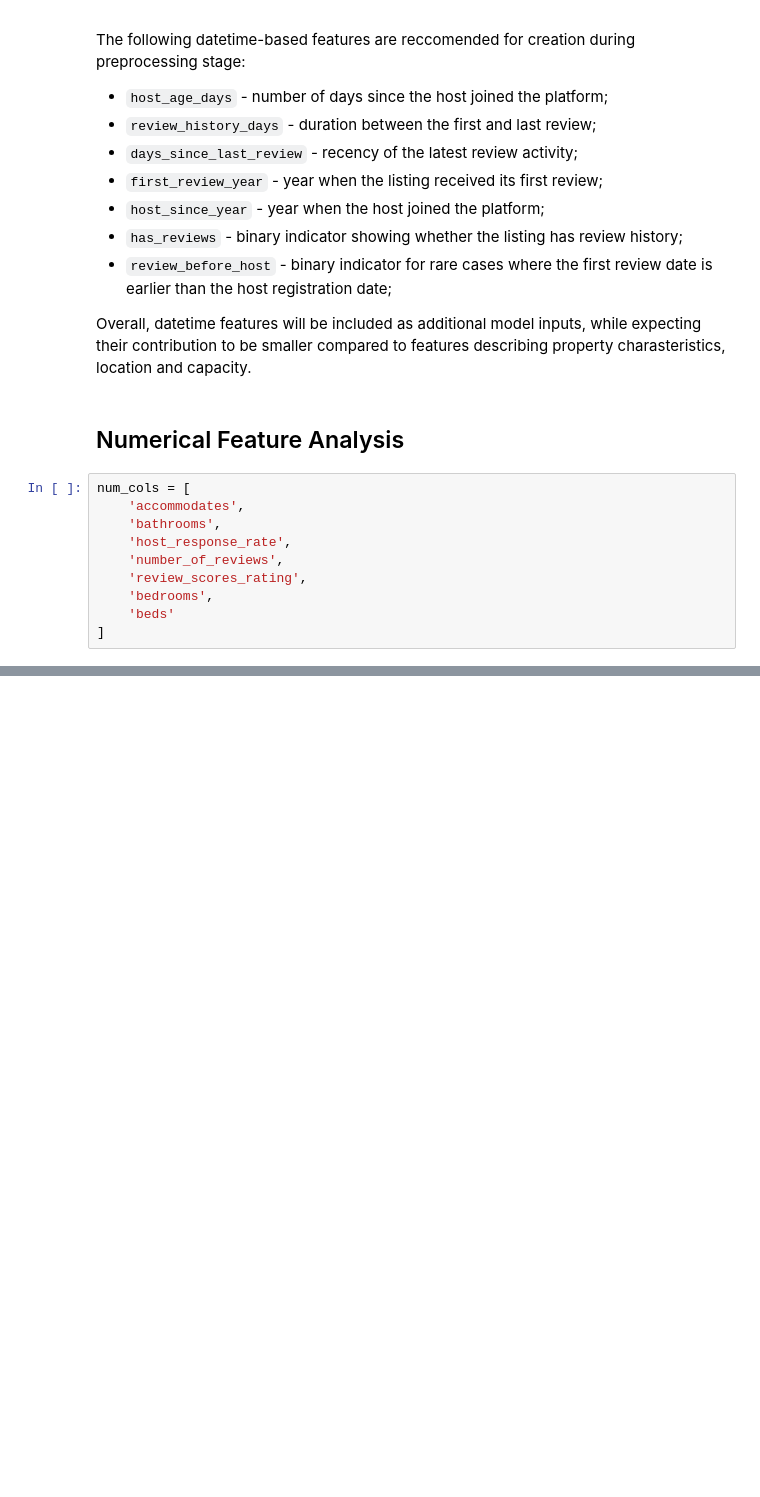
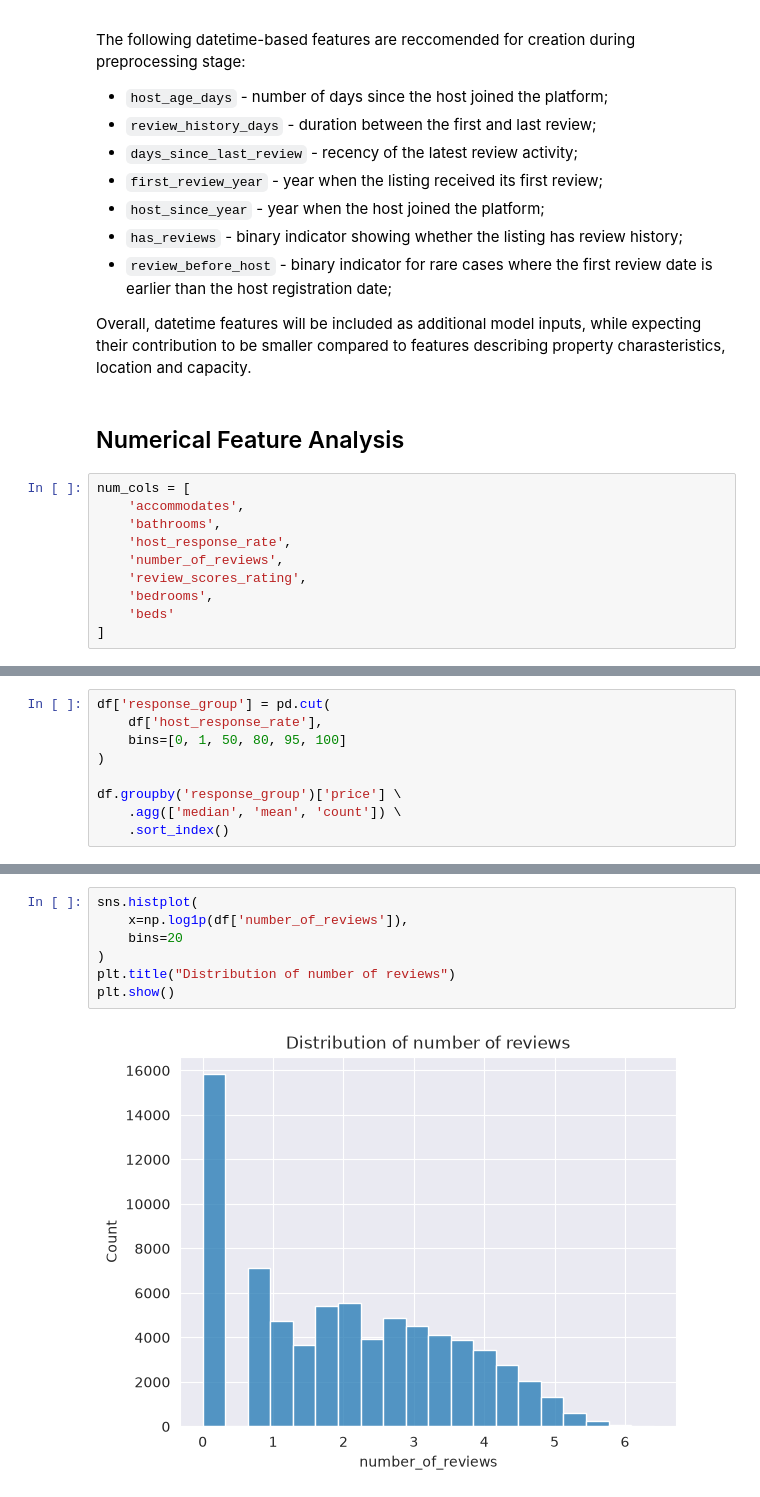
Before and after one commit to Car1LL/airbnb_prices_prediction, a Jupyter notebook: notebooks/01_EDA.ipynb, the cells around one changed output, grey strips where cells are left out. Cells and saved outputs as stored; diff of their text form; blank space fills up the shorter version.

```diff
--- a/notebooks/01_EDA.ipynb
+++ b/notebooks/01_EDA.ipynb
@@ -692,0 +930,9 @@ num_cols = [
+# %%
+df['response_group'] = pd.cut(
+    df['host_response_rate'],
+    bins=[0, 1, 50, 80, 95, 100]
+)
+
+df.groupby('response_group')['price'] \
+    .agg(['median', 'mean', 'count']) \
+    .sort_index()
@@ -692,0 +988,9 @@ num_cols = [
+# %%
+sns.histplot(
+    x=np.log1p(df['number_of_reviews']),
+    bins=20
+)
+plt.title("Distribution of number of reviews")
+plt.show()
+# %% [output]
+[figure, added]
```
Also changed, not shown: parts of 33 cells of this notebook.
